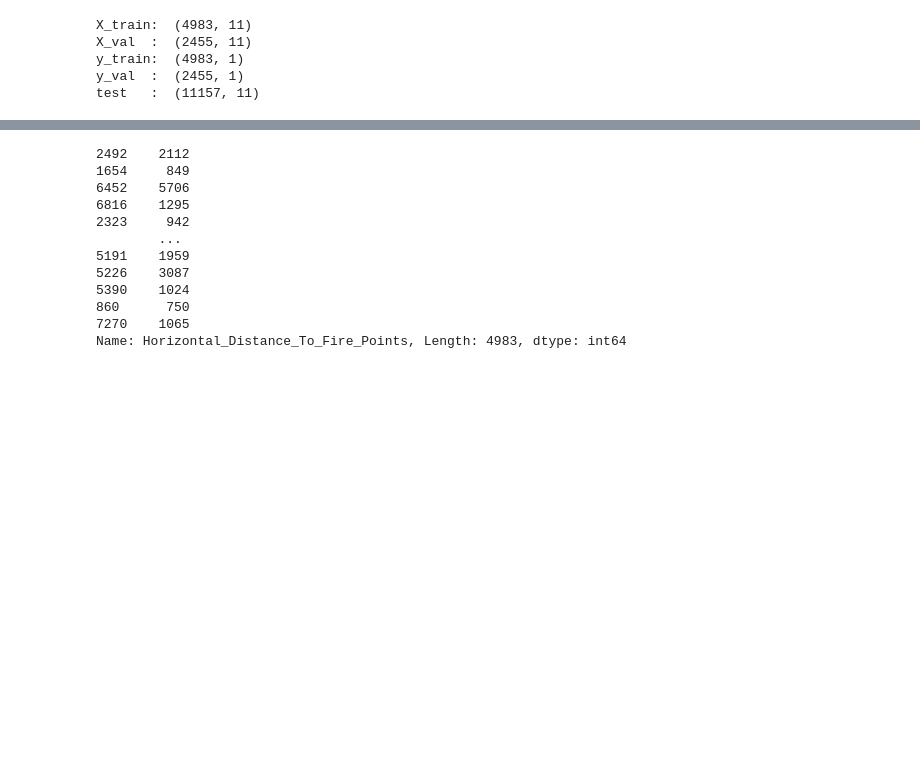
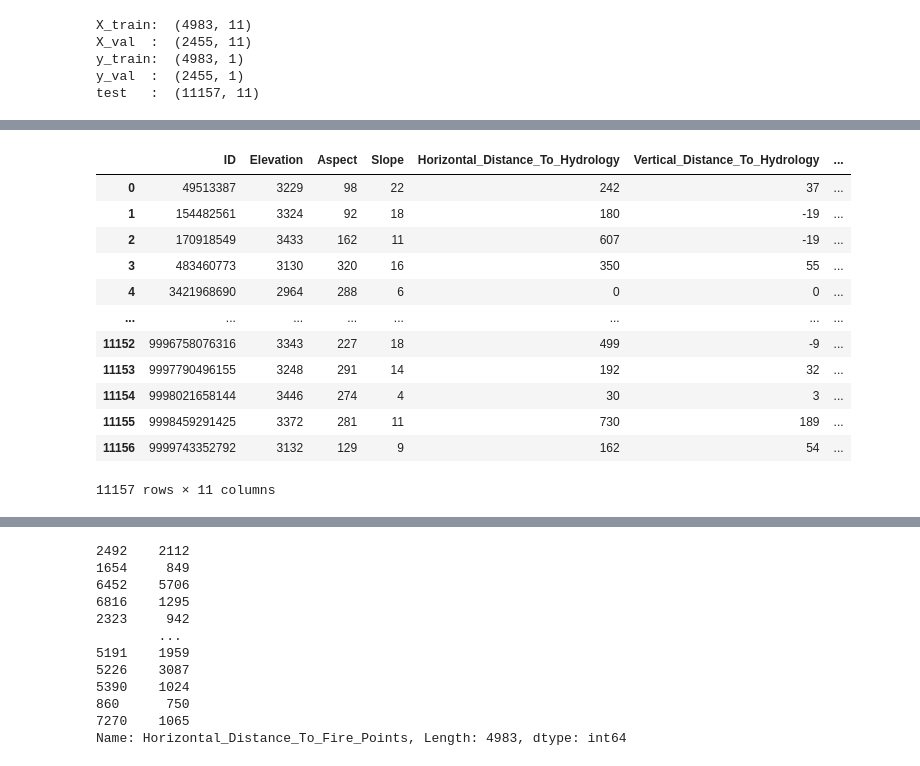
Before and after one commit to targeteer/CSE517ApplicationProj, a Jupyter notebook: Linear-Model-Playground-Ricky.ipynb, the cells around one changed output, grey strips where cells are left out. Cells and saved outputs as stored; diff of their text form; code cells hidden in the pictures; blank space fills up the shorter version.

```diff
--- a/Linear-Model-Playground-Ricky.ipynb
+++ b/Linear-Model-Playground-Ricky.ipynb
@@ -60,3 +76,19 @@ test   :  (11157, 11)
+# %%
+test
+# %% [output]
+|  | ID | Elevation | Aspect | Slope | Horizontal_Distance_To_Hydrology | Vertical_Distance_To_Hydrology | ... |
+| 0 | 49513387 | 3229 | 98 | 22 | 242 | 37 | ... |
+| 1 | 154482561 | 3324 | 92 | 18 | 180 | -19 | ... |
+| 2 | 170918549 | 3433 | 162 | 11 | 607 | -19 | ... |
+| 3 | 483460773 | 3130 | 320 | 16 | 350 | 55 | ... |
+| 4 | 3421968690 | 2964 | 288 | 6 | 0 | 0 | ... |
+| ... | ... | ... | ... | ... | ... | ... | ... |
+| 11152 | 9996758076316 | 3343 | 227 | 18 | 499 | -9 | ... |
+| 11153 | 9997790496155 | 3248 | 291 | 14 | 192 | 32 | ... |
+| 11154 | 9998021658144 | 3446 | 274 | 4 | 30 | 3 | ... |
+| 11155 | 9998459291425 | 3372 | 281 | 11 | 730 | 189 | ... |
+| 11156 | 9999743352792 | 3132 | 129 | 9 | 162 | 54 | ... |
+11157 rows × 11 columns
 # %%
 X_train[X_train.columns[1:]]
 # %% [output]
```
Also changed, not shown: parts of 2 cells of this notebook, 10 other files.
